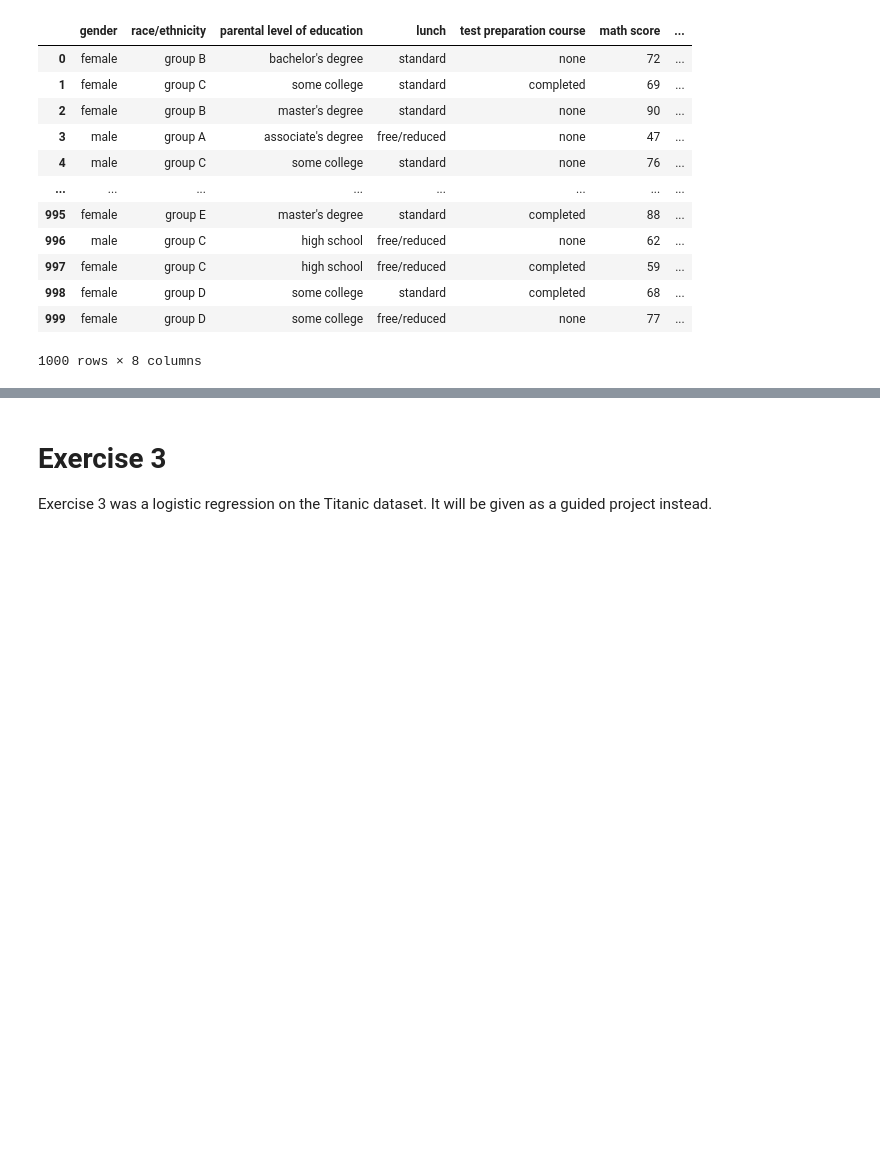
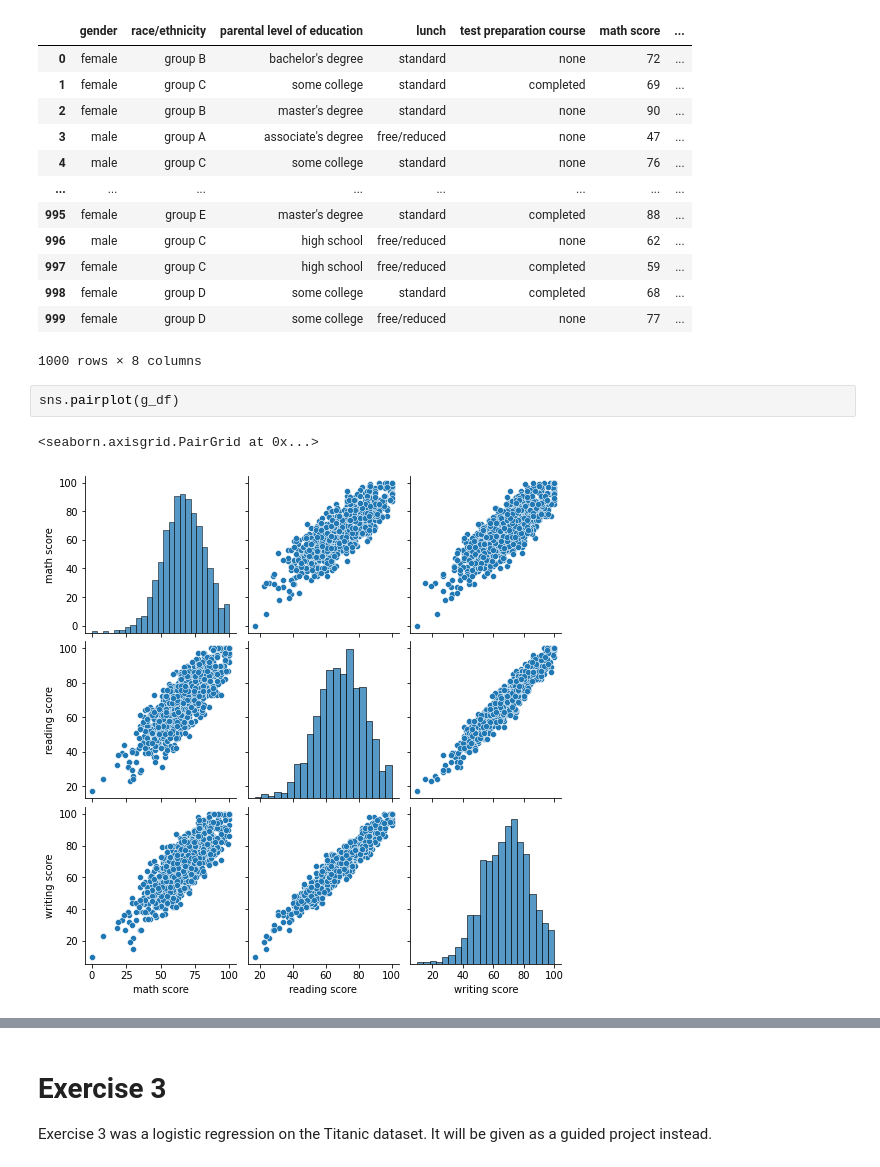
Before and after one commit to FaustoRosado/I2020_DS, a Jupyter notebook: week-022/week-22-lab.ipynb, the cells around one changed output, grey strips where cells are left out. Cells and saved outputs as stored; diff of their text form; blank space fills up the shorter version.

```diff
--- a/week-022/week-22-lab.ipynb
+++ b/week-022/week-22-lab.ipynb
@@ -115,3 +153,8 @@ g_df
 | 998 | female | group D | some college | standard | completed | 68 | ... |
 | 999 | female | group D | some college | free/reduced | none | 77 | ... |
 1000 rows × 8 columns
+# %%
+sns.pairplot(g_df)
+# %% [output]
+<seaborn.axisgrid.PairGrid at 0x...>
+[figure, added]
```
Also changed, not shown: parts of 12 cells of this notebook.
